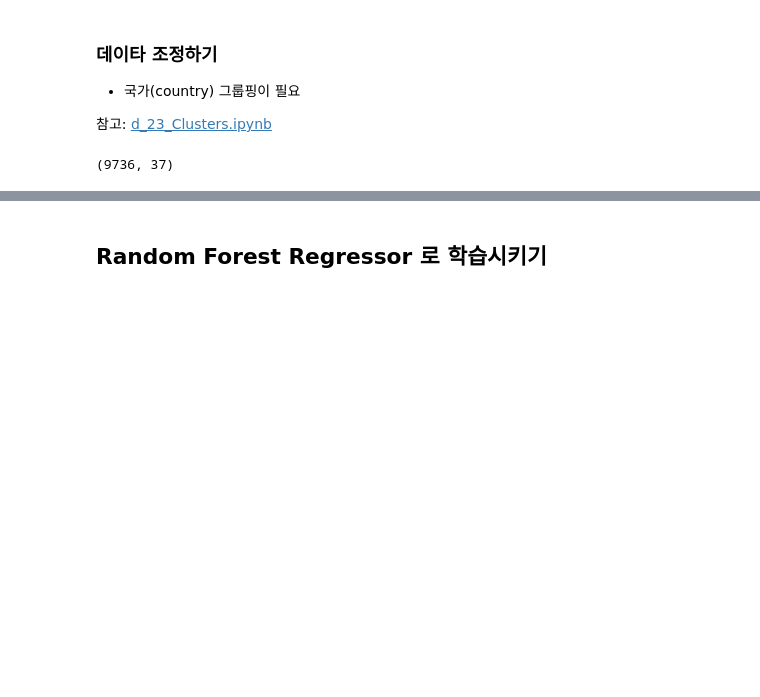
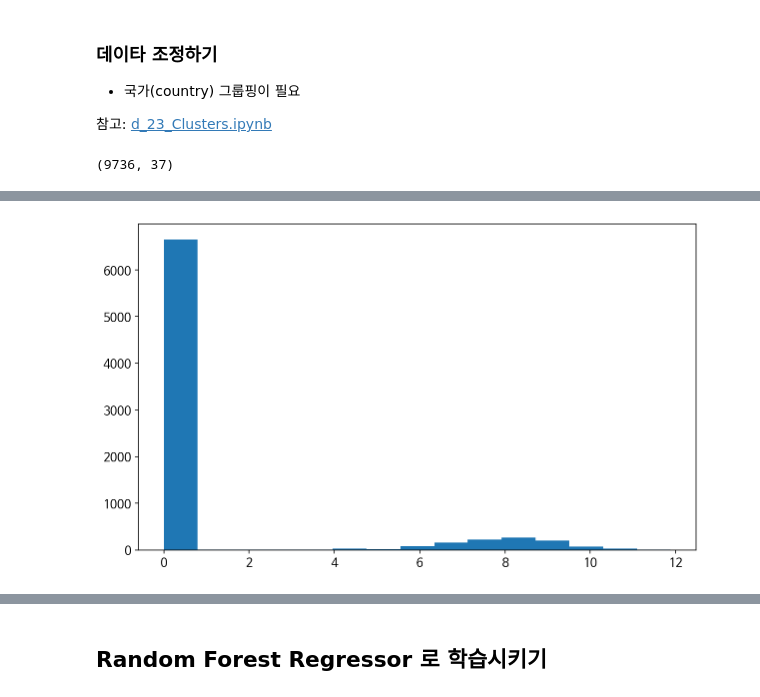
Before and after one commit to ggandyt/StillWork_Team_5, a Jupyter notebook: team_project.ipynb, the cells around one changed output, grey strips where cells are left out. Drawn from its saved outputs; the diff is of its cells as text; code cells hidden in the pictures; blank space fills up the shorter version.

```diff
--- a/team_project.ipynb
+++ b/team_project.ipynb
@@ -59,0 +275,6 @@ print(df.shape)
+# %%
+# 돈과 관련된 값은 로그변환을 하여 선형적인 값으로 변환하는 경우가 많다
+# 로그를 취하면 정규 분포처럼 보인다 (log-normal 분포)
+plt.hist(np.log(X['WTB_Seeding']+1), bins=15); plt.show()
+# %% [output]
+[figure, added]
```
Also changed, not shown: parts of 39 cells of this notebook.
